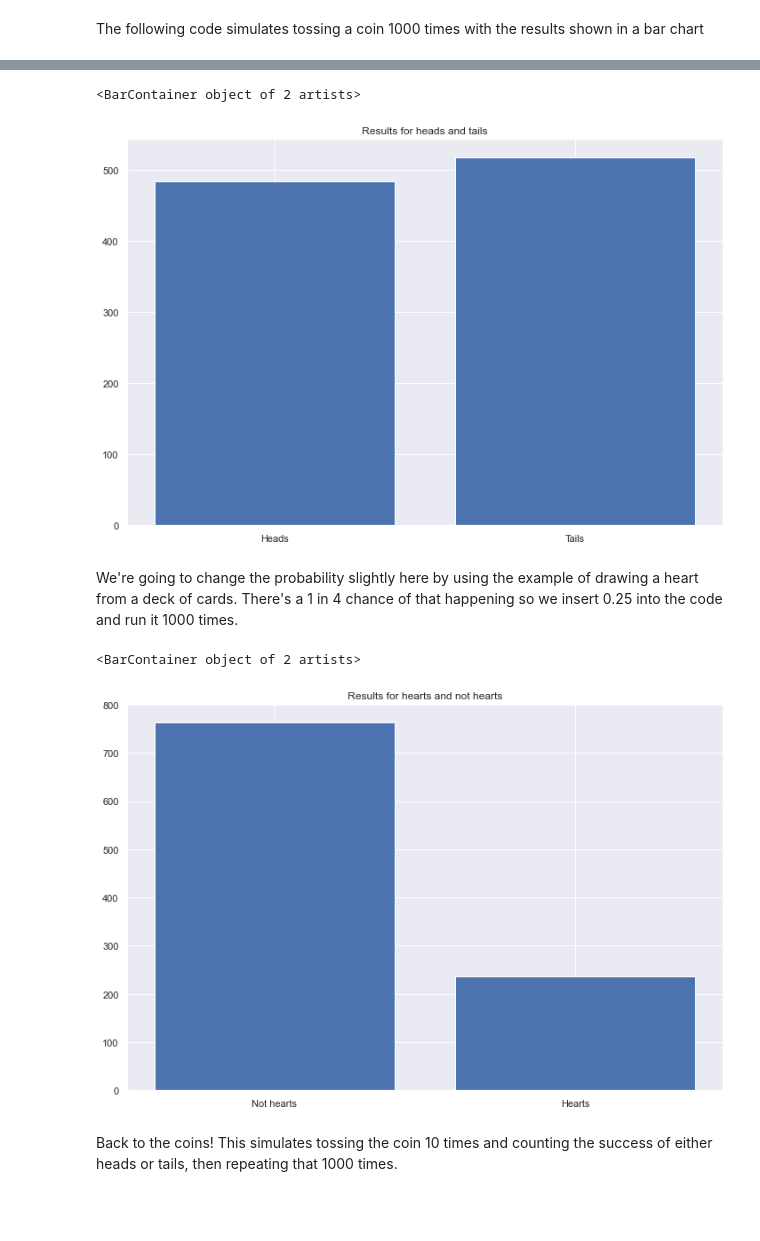
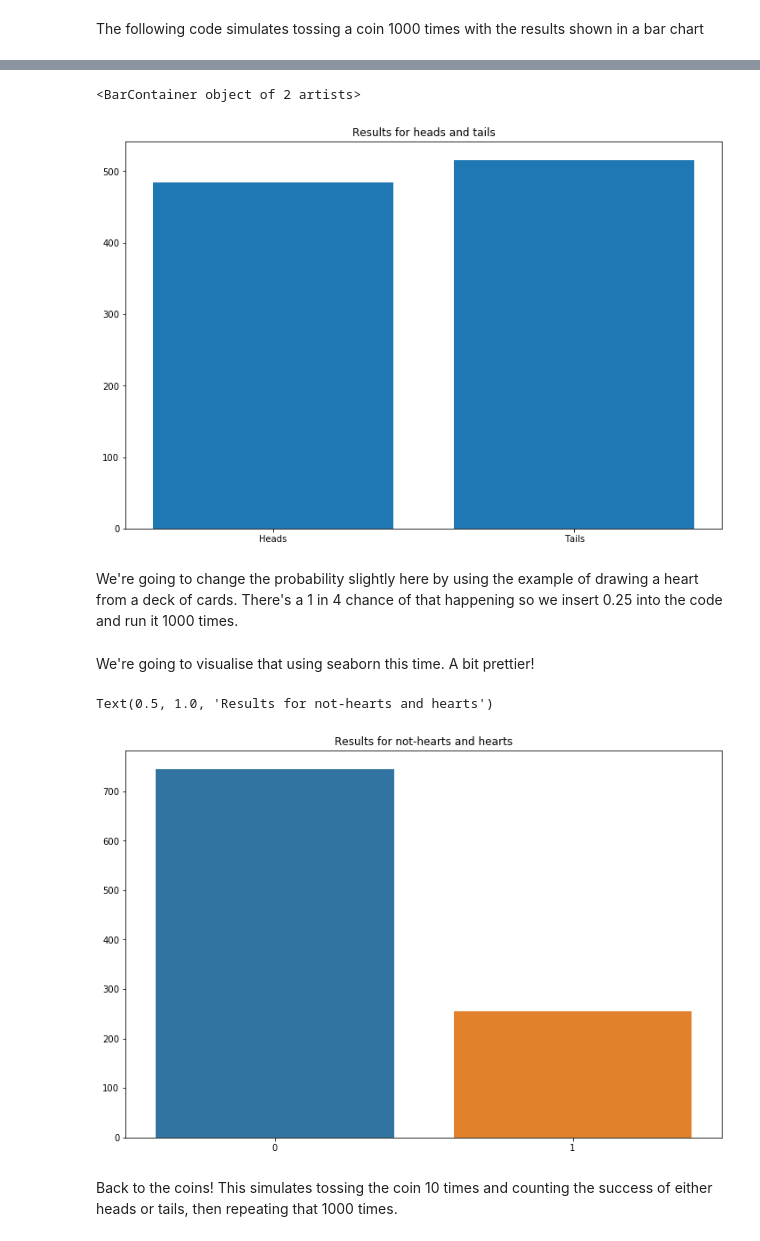
Before and after one commit to Caoimhinv/NumPy_Assignment, a Jupyter notebook: numpy.random.ipynb, the cells around one changed output, grey strips where cells are left out. Cells and saved outputs as stored; diff of their text form; code cells hidden in the pictures; blank space fills up the shorter version.

```diff
--- a/numpy.random.ipynb
+++ b/numpy.random.ipynb
@@ -43,7 +47,7 @@ print(plt.style.available)
 ['Solarize_Light2', '_classic_test_patch', 'bmh', 'classic', 'dark_background', 'fast', 'fivethirtyeight', 'ggplot', 'grayscale', 'seaborn', 'seaborn-bright', 'seaborn-colorblind', 'seaborn-dark', 'se ...
 # %%
 # set global style for all plots
-plt.style.use('seaborn-pastel')
+plt.style.use('_classic_test_patch')
 
 # set global plot size
 plt.rcParams['figure.figsize'] = (12,8)
@@ -458,6 +487,6 @@ plt.title("Results for heads and tails")
 plt.bar(['Heads', 'Tails'], [s.size - s.sum(), s.sum()])
 # %% [output]
 <BarContainer object of 2 artists>
-[figure, old version]
+[figure, new version]
 # %% [markdown]
 We're going to change the probability slightly here by using the example of drawing a heart from a deck of cards. There's a 1 in 4 chance of that happening so we insert 0.25 into the code and run it 1000 times.
@@ -464,11 +496,11 @@ We're going to change the probability slightly here by using the example of draw
+# %% [markdown]
+We're going to visualise that using seaborn this time. A bit prettier!
 # %%
-# change the probability to 0.25 to simulate choosing a heart from a deck of cards!
-s = rng.binomial(n=1, p=0.25, size=1000)
-plt.title("Results for hearts and not hearts")
-plt.bar(['Not hearts', 'Hearts'], [s.size - s.sum(), s.sum()])
+unique, counts = np.unique(s, return_counts=True)
+sns.barplot(x=unique, y=counts).set_title("Results for not-hearts and hearts")
 # %% [output]
-<BarContainer object of 2 artists>
+Text(0.5, 1.0, 'Results for not-hearts and hearts')
-[figure, old version]
+[figure, new version]
 # %% [markdown]
 Back to the coins! This simulates tossing the coin 10 times and counting the success of either heads or tails, then repeating that 1000 times.
 # %%
```
Also changed, not shown: parts of 58 cells of this notebook, 2 other files.
